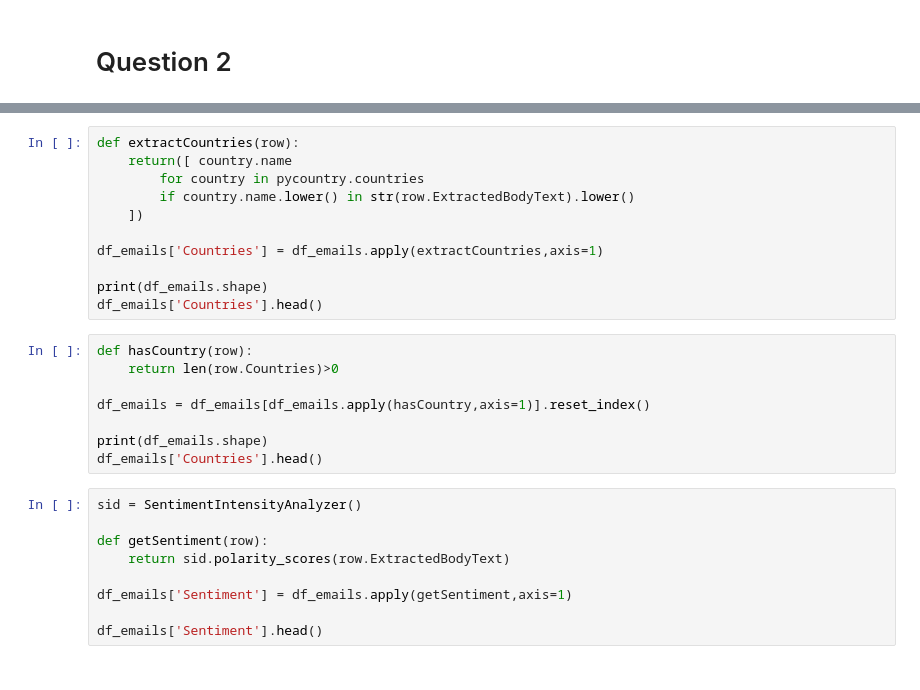
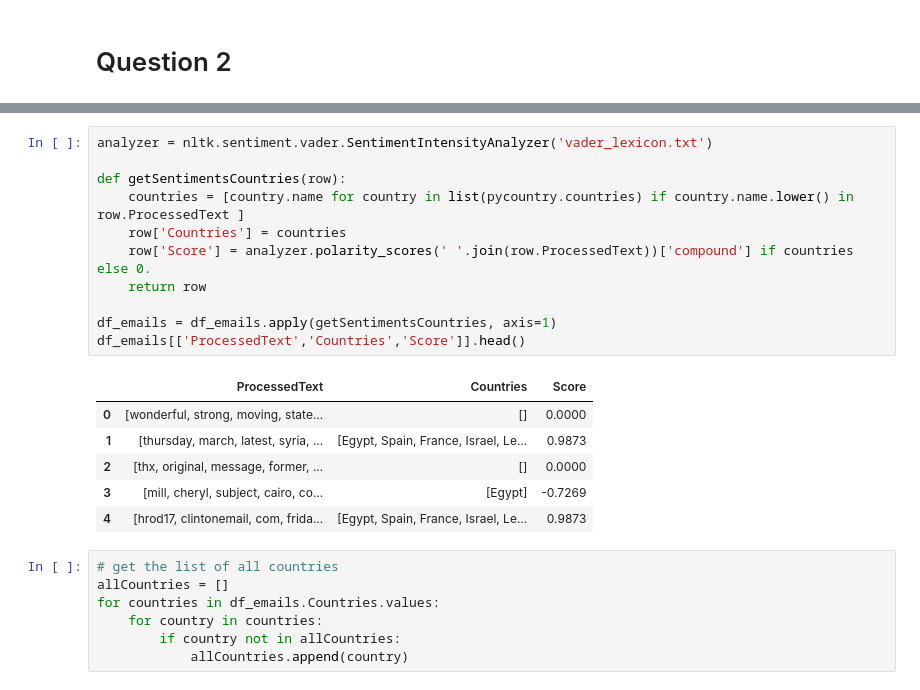
Before and after one commit to lfaucon/ada-homeworks, a Jupyter notebook: Homework_5/Question2.ipynb, the cells around one changed output, grey strips where cells are left out. Saved outputs shown, nothing was run; the diff lists cells and outputs as text.

```diff
--- a/Homework_5/Question2.ipynb
+++ b/Homework_5/Question2.ipynb
@@ -16,28 +23,25 @@ df_emails.columns
 # %%
-def extractCountries(row):
-    return([ country.name
-        for country in pycountry.countries
-        if country.name.lower() in str(row.ExtractedBodyText).lower()
-    ])
+analyzer = nltk.sentiment.vader.SentimentIntensityAnalyzer('vader_lexicon.txt')
 
-df_emails['Countries'] = df_emails.apply(extractCountries,axis=1)
+def getSentimentsCountries(row):
+    countries = [country.name for country in list(pycountry.countries) if country.name.lower() in row.ProcessedText ]
+    row['Countries'] = countries
+    row['Score'] = analyzer.polarity_scores(' '.join(row.ProcessedText))['compound'] if countries else 0.
+    return row
 
-print(df_emails.shape)
-df_emails['Countries'].head()
+df_emails = df_emails.apply(getSentimentsCountries, axis=1)
+df_emails[['ProcessedText','Countries','Score']].head()
+# %% [output]
+|  | ProcessedText | Countries | Score |
+| 0 | [wonderful, strong, moving, state... | [] | 0.0000 |
+| 1 | [thursday, march, latest, syria, ... | [Egypt, Spain, France, Israel, Le... | 0.9873 |
+| 2 | [thx, original, message, former, ... | [] | 0.0000 |
+| 3 | [mill, cheryl, subject, cairo, co... | [Egypt] | -0.7269 |
+| 4 | [hrod17, clintonemail, com, frida... | [Egypt, Spain, France, Israel, Le... | 0.9873 |
-# %%
-def hasCountry(row):
-    return len(row.Countries)>0
-
-df_emails = df_emails[df_emails.apply(hasCountry,axis=1)].reset_index()
-
-print(df_emails.shape)
-df_emails['Countries'].head()
-# %%
-sid = SentimentIntensityAnalyzer()
-
-def getSentiment(row):
-    return sid.polarity_scores(row.ExtractedBodyText)
-
-df_emails['Sentiment'] = df_emails.apply(getSentiment,axis=1)
-
-df_emails['Sentiment'].head()
+# %%
+# get the list of all countries
+allCountries = []
+for countries in df_emails.Countries.values:
+    for country in countries:
+        if country not in allCountries:
+            allCountries.append(country)
```
Also changed, not shown: parts of 6 cells of this notebook, 3 other files.
